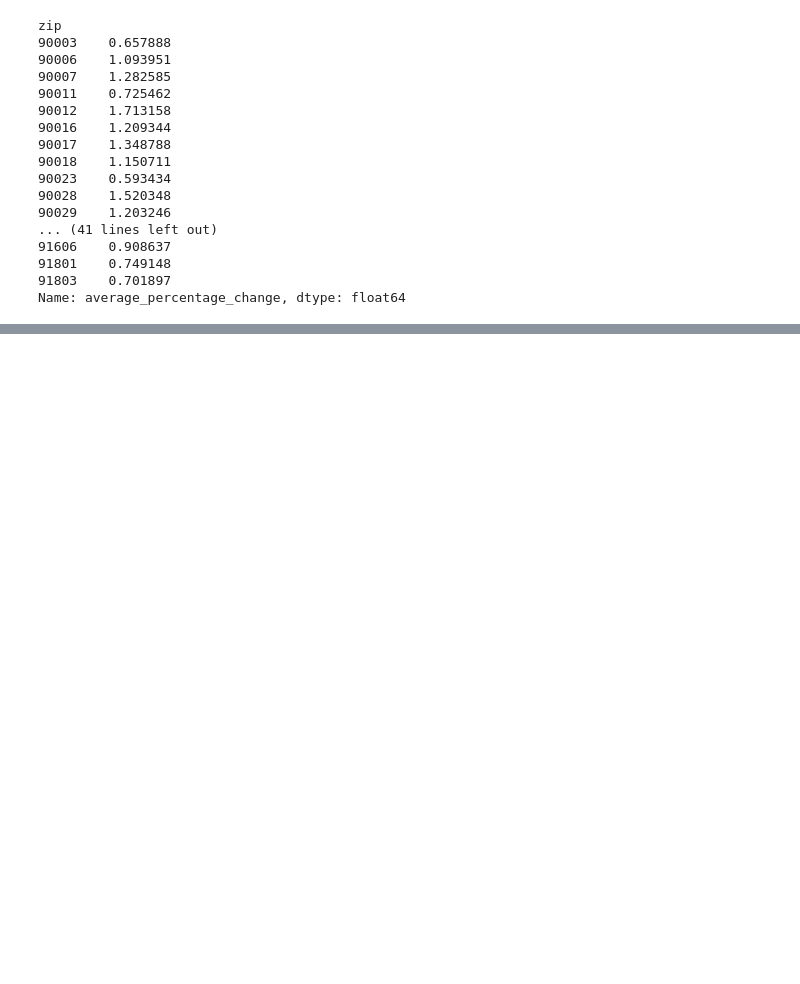
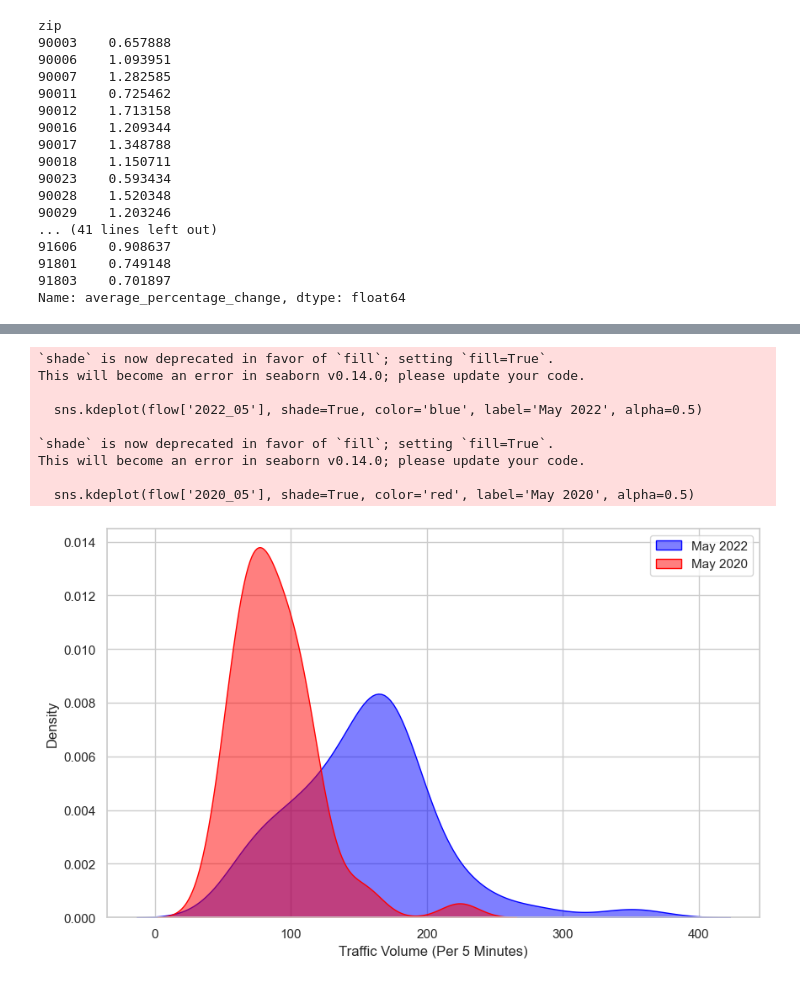
Before and after one commit to suyanpengzhang/Traffic-Analysis, a Jupyter notebook: Regression Sensors -- Zip Code Level.ipynb, the cells around one changed output, grey strips where cells are left out. Cells and saved outputs as stored; diff of their text form; code cells hidden in the pictures; blank space fills up the shorter version.

```diff
--- a/Regression Sensors -- Zip Code Level.ipynb
+++ b/Regression Sensors -- Zip Code Level.ipynb
@@ -830,0 +895,24 @@ t-test statistic: Ttest_indResult(statistic=-2.822558585237562, pvalue=0.0066945
+# %%
+# Plotting the Density Plot
+plt.figure(figsize=(10, 6))
+
+sns.kdeplot(flow['2022_05'], shade=True, color='blue', label='May 2022', alpha=0.5)
+sns.kdeplot(flow['2020_05'], shade=True, color='red', label='May 2020', alpha=0.5)
+
+#plt.title('Density Plot of Two Datasets')
+plt.xlabel('Traffic Volume (Per 5 Minutes)')
+plt.ylabel('Density')
+plt.legend()
+
+plt.show()
+# %% [output]
+`shade` is now deprecated in favor of `fill`; setting `fill=True`.
+This will become an error in seaborn v0.14.0; please update your code.
+
+  sns.kdeplot(flow['2022_05'], shade=True, color='blue', label='May 2022', alpha=0.5)
+
+`shade` is now deprecated in favor of `fill`; setting `fill=True`.
+This will become an error in seaborn v0.14.0; please update your code.
+
+  sns.kdeplot(flow['2020_05'], shade=True, color='red', label='May 2020', alpha=0.5)
+[figure, added]
```
Also changed, not shown: parts of 19 cells of this notebook.
